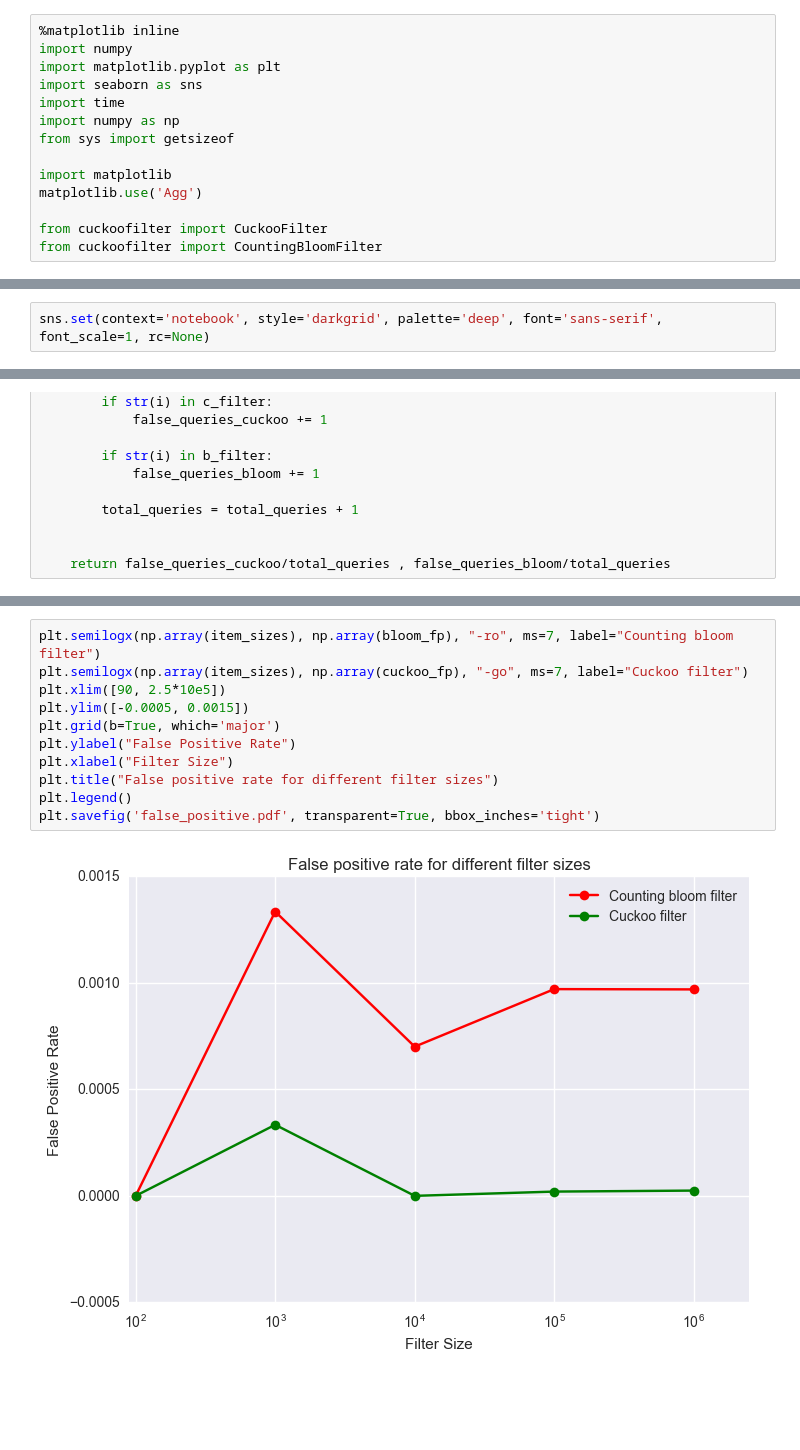
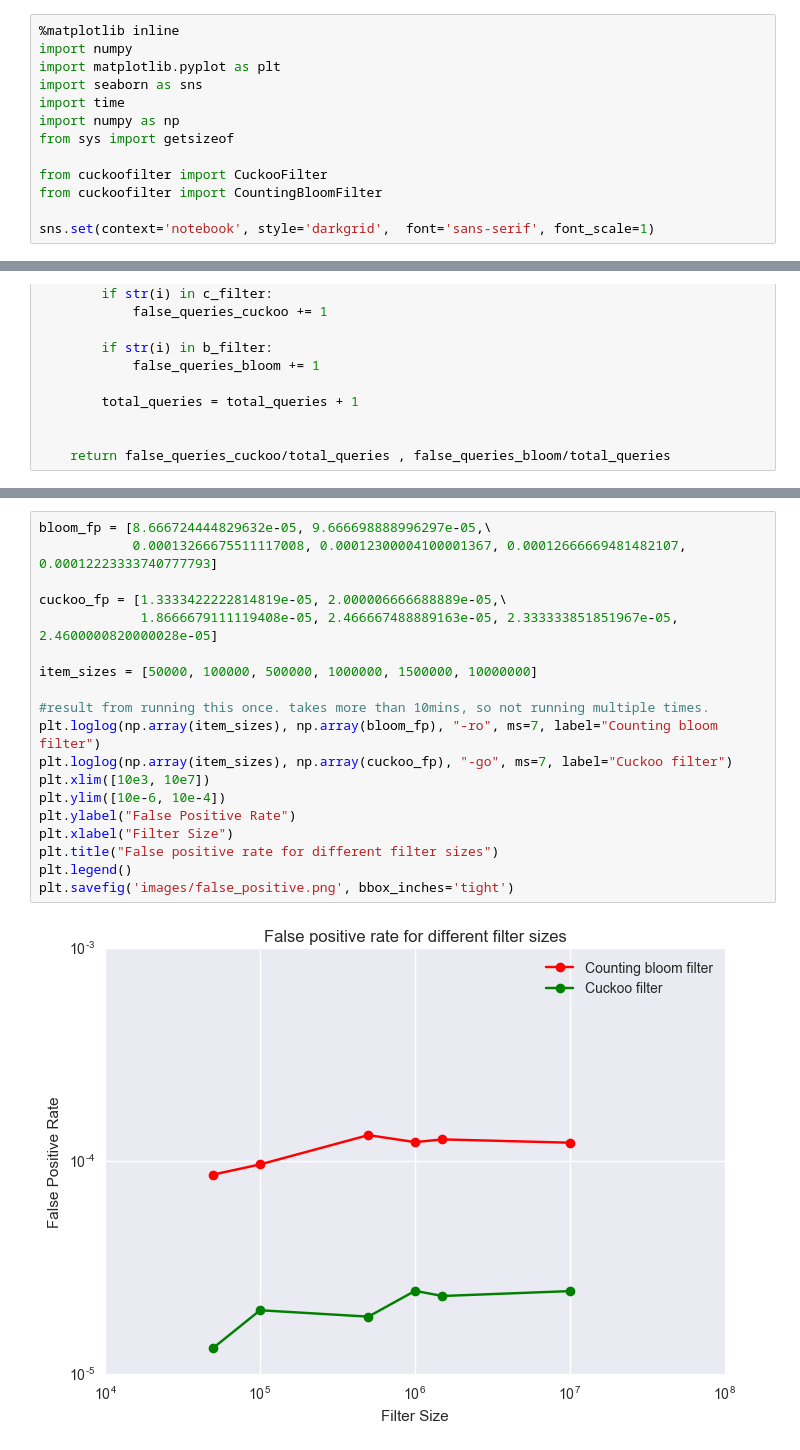
Before and after one commit to fastforwardlabs/cuckoofilter, a Jupyter notebook: bench_marking_notebook.ipynb, the cells around one changed output, grey strips where cells are left out. Drawn from its saved outputs; the diff is of its cells as text; blank space fills up the shorter version.

```diff
--- a/bench_marking_notebook.ipynb
+++ b/bench_marking_notebook.ipynb
@@ -7,8 +7,7 @@ import time
 import numpy as np
 from sys import getsizeof
 
-import matplotlib
-matplotlib.use('Agg')
-
 from cuckoofilter import CuckooFilter
 from cuckoofilter import CountingBloomFilter
+
+sns.set(context='notebook', style='darkgrid',  font='sans-serif', font_scale=1)
@@ -21,5 +14,3 @@ or matplotlib.backends is imported for the first time.
-# %%
-sns.set(context='notebook', style='darkgrid', palette='deep', font='sans-serif', font_scale=1, rc=None)
 # %% [markdown]
 ## Insertion
 # %%
@@ -206,13 +198,21 @@ for size in item_sizes:
 # %%
-plt.semilogx(np.array(item_sizes), np.array(bloom_fp), "-ro", ms=7, label="Counting bloom filter")
-plt.semilogx(np.array(item_sizes), np.array(cuckoo_fp), "-go", ms=7, label="Cuckoo filter")
-plt.xlim([90, 2.5*10e5])
-plt.ylim([-0.0005, 0.0015])
-plt.grid(b=True, which='major')
+bloom_fp = [8.666724444829632e-05, 9.666698888996297e-05,\
+            0.00013266675511117008, 0.00012300004100001367, 0.00012666669481482107, 0.00012223333740777793]
+
+cuckoo_fp = [1.3333422222814819e-05, 2.000006666688889e-05,\
+             1.8666679111119408e-05, 2.466667488889163e-05, 2.333333851851967e-05, 2.4600000820000028e-05]
+
+item_sizes = [50000, 100000, 500000, 1000000, 1500000, 10000000]
+
+#result from running this once. takes more than 10mins, so not running multiple times.
+plt.loglog(np.array(item_sizes), np.array(bloom_fp), "-ro", ms=7, label="Counting bloom filter")
+plt.loglog(np.array(item_sizes), np.array(cuckoo_fp), "-go", ms=7, label="Cuckoo filter")
+plt.xlim([10e3, 10e7])
+plt.ylim([10e-6, 10e-4])
 plt.ylabel("False Positive Rate")
 plt.xlabel("Filter Size")
 plt.title("False positive rate for different filter sizes")
 plt.legend()
-plt.savefig('false_positive.pdf', transparent=True, bbox_inches='tight')
+plt.savefig('images/false_positive.png', bbox_inches='tight')
 # %% [output]
-[figure, old version]
+[figure, new version]
```
Also changed, not shown: parts of 19 cells of this notebook, 15 other files.
